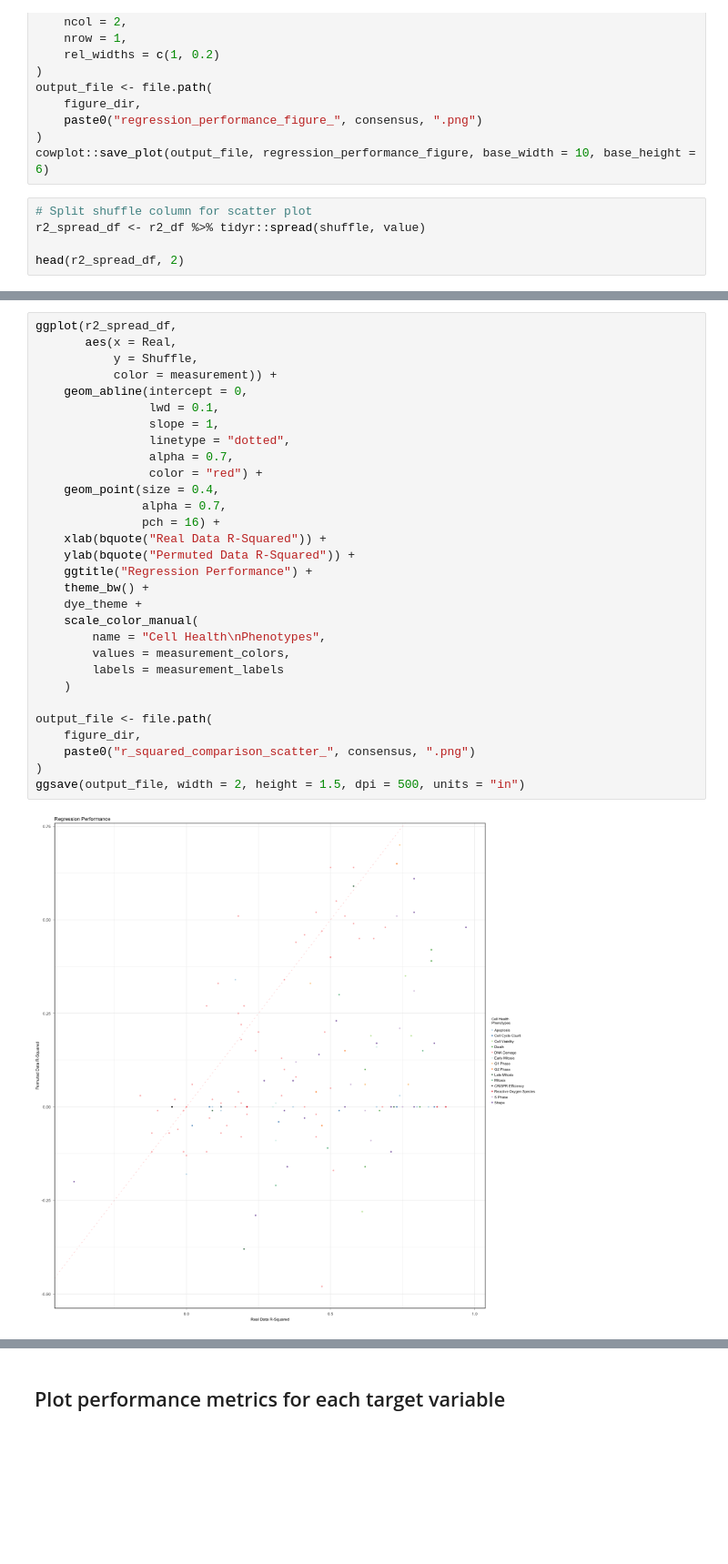
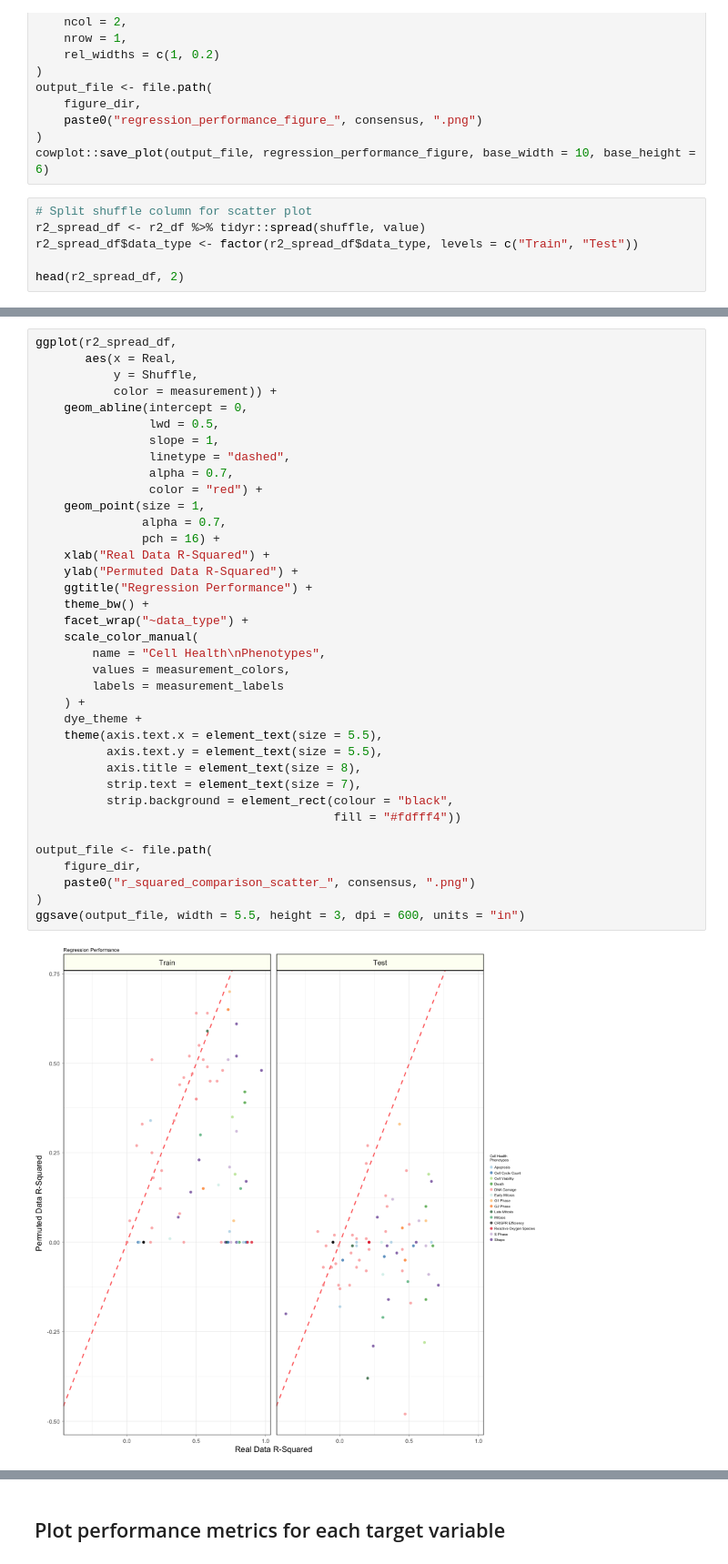
Before and after one commit to broadinstitute/cell-health, a Jupyter notebook: 3.train/4.visualize-regression-performance.ipynb, the cells around one changed output, grey strips where cells are left out. Shown at 91% size. Saved outputs shown, nothing was run; the diff lists cells and outputs as text; blank space fills up the shorter version.

Commit message:
add logic to output additional sup figures

```diff
--- a/3.train/4.visualize-regression-performance.ipynb
+++ b/3.train/4.visualize-regression-performance.ipynb
@@ -438,6 +438,7 @@ cowplot::save_plot(output_file, regression_performance_figure, base_width = 10,
 # %%
 # Split shuffle column for scatter plot
 r2_spread_df <- r2_df %>% tidyr::spread(shuffle, value)
+r2_spread_df$data_type <- factor(r2_spread_df$data_type, levels = c("Train", "Test"))
 
 head(r2_spread_df, 2)
 # %% [output]
@@ -449,32 +450,39 @@ A tibble: 2 × 22
 # %%
 ggplot(r2_spread_df,
        aes(x = Real,
            y = Shuffle,
            color = measurement)) +
     geom_abline(intercept = 0,
-                lwd = 0.1,
+                lwd = 0.5,
                 slope = 1,
-                linetype = "dotted",
+                linetype = "dashed",
                 alpha = 0.7,
                 color = "red") +
-    geom_point(size = 0.4,
+    geom_point(size = 1,
                alpha = 0.7,
                pch = 16) +
-    xlab(bquote("Real Data R-Squared")) +
-    ylab(bquote("Permuted Data R-Squared")) +
+    xlab("Real Data R-Squared") +
+    ylab("Permuted Data R-Squared") +
     ggtitle("Regression Performance") +
     theme_bw() +
-    dye_theme +
+    facet_wrap("~data_type") +
     scale_color_manual(
         name = "Cell Health\nPhenotypes",
         values = measurement_colors,
         labels = measurement_labels
-    )
+    ) +
+    dye_theme +
+    theme(axis.text.x = element_text(size = 5.5),
+          axis.text.y = element_text(size = 5.5),
+          axis.title = element_text(size = 8),
+          strip.text = element_text(size = 7),
+          strip.background = element_rect(colour = "black",
+                                          fill = "#fdfff4"))
 
 output_file <- file.path(
     figure_dir,
     paste0("r_squared_comparison_scatter_", consensus, ".png")
 )
-ggsave(output_file, width = 2, height = 1.5, dpi = 500, units = "in")
+ggsave(output_file, width = 5.5, height = 3, dpi = 600, units = "in")
 # %% [output]
-[figure, old version]
+[figure, new version]
```
Also changed, not shown: parts of 6 cells of this notebook, 1 other file.
